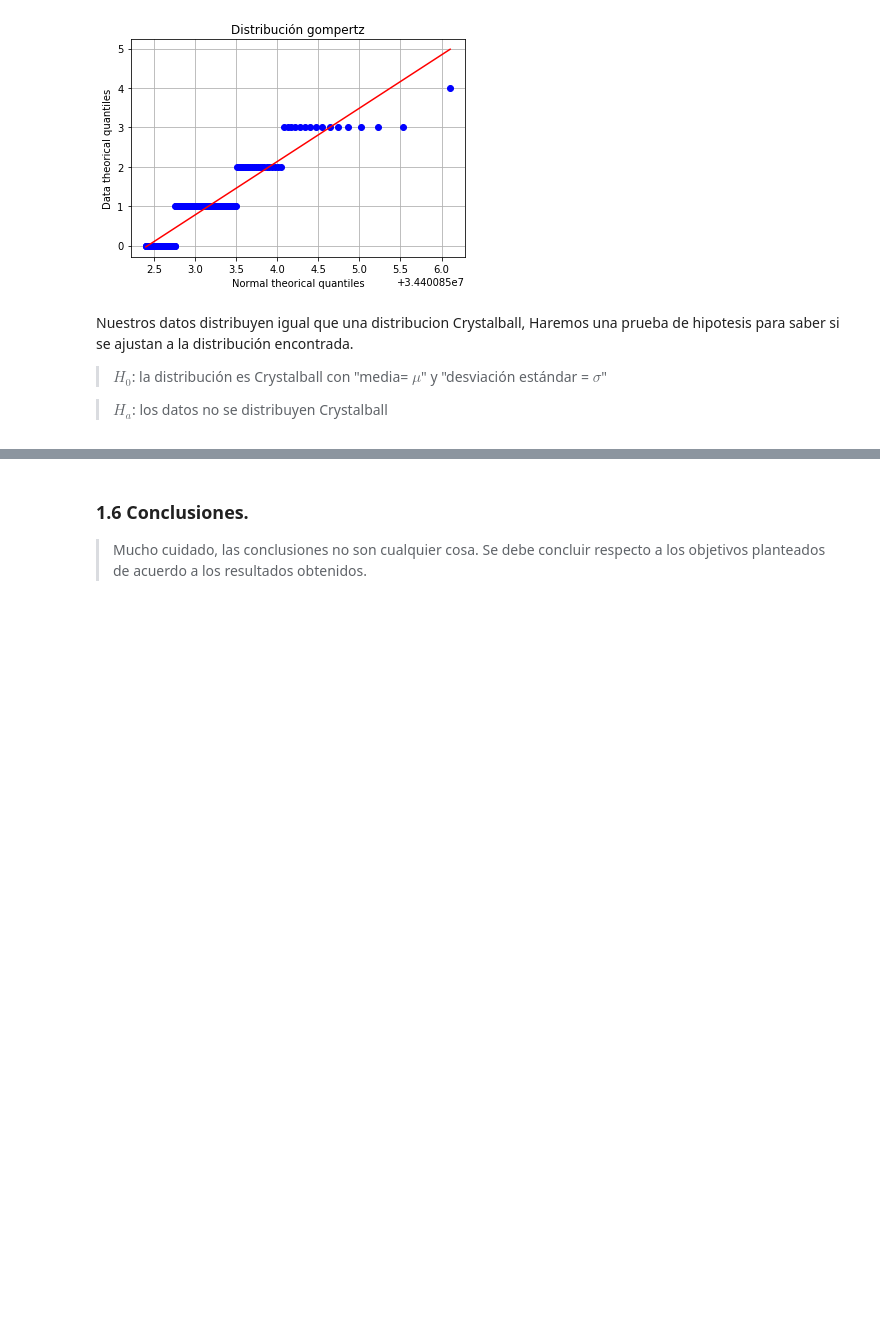
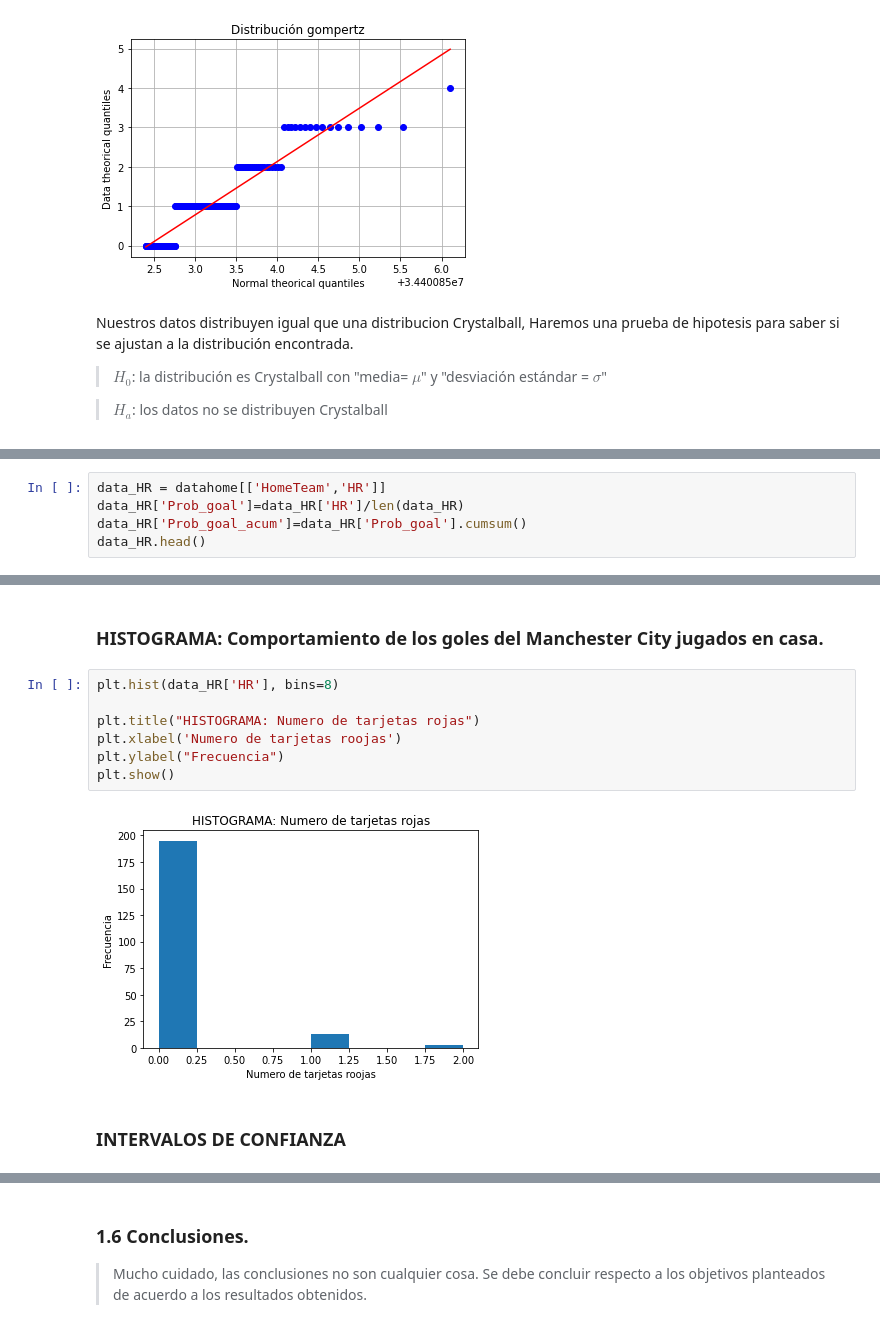
Before and after one commit to mariajosecanture/PROYECTO_SG_MJC, a Jupyter notebook: ProyectoModulo1_CantuM_GarciaS_GreenA-Copy1.ipynb, the cells around one changed output, grey strips where cells are left out. Cells and saved outputs as stored; diff of their text form; blank space fills up the shorter version.

```diff
--- a/ProyectoModulo1_CantuM_GarciaS_GreenA-Copy1.ipynb
+++ b/ProyectoModulo1_CantuM_GarciaS_GreenA-Copy1.ipynb
@@ -552,0 +604,5 @@ Metodo Q-Q (distribucion correcta)
+# %%
+data_HR = datahome[['HomeTeam','HR']]
+data_HR['Prob_goal']=data_HR['HR']/len(data_HR)
+data_HR['Prob_goal_acum']=data_HR['Prob_goal'].cumsum()
+data_HR.head()
@@ -552,0 +616,13 @@ Metodo Q-Q (distribucion correcta)
+# %% [markdown]
+### HISTOGRAMA: Comportamiento de los goles del Manchester City jugados en casa.
+# %%
+plt.hist(data_HR['HR'], bins=8)
+
+plt.title("HISTOGRAMA: Numero de tarjetas rojas")
+plt.xlabel('Numero de tarjetas roojas')
+plt.ylabel("Frecuencia")
+plt.show()
+# %% [output]
+[figure, added]
+# %% [markdown]
+### INTERVALOS DE CONFIANZA
```
Also changed, not shown: parts of 37 cells of this notebook.
